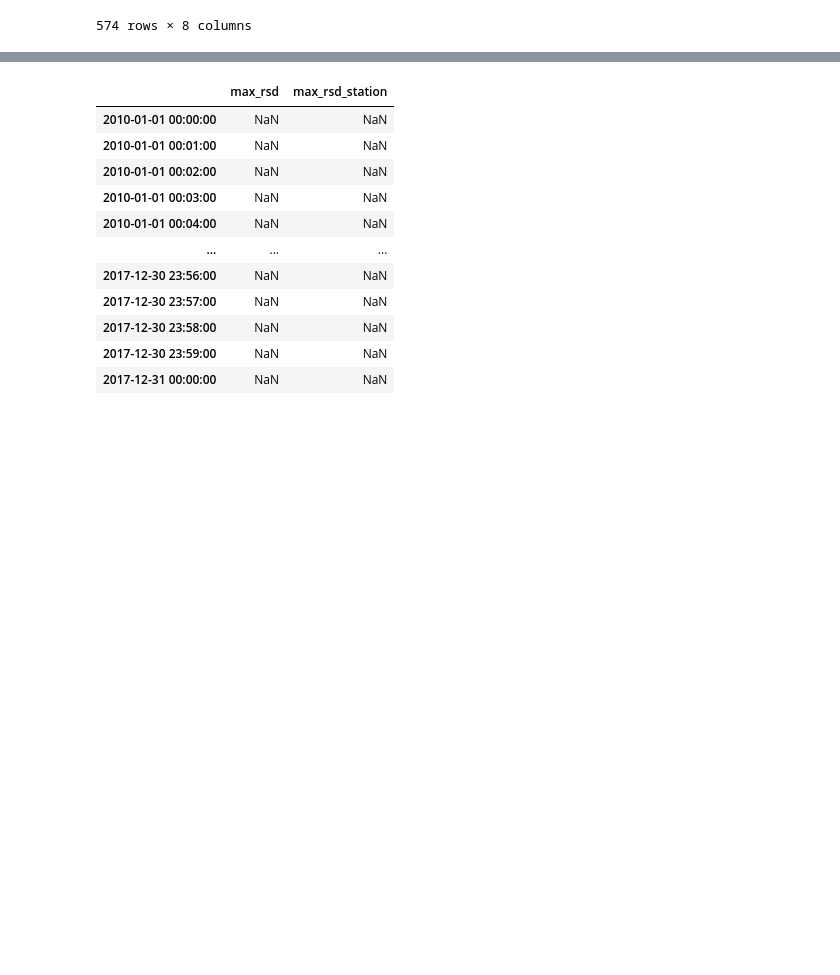
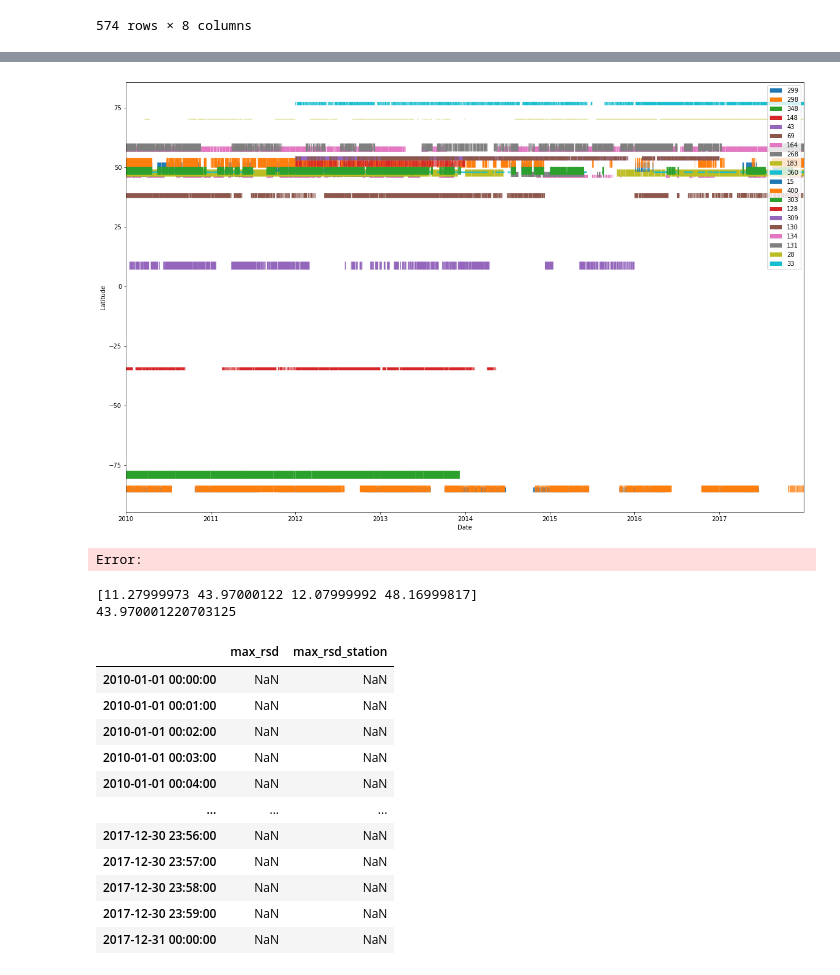
Before and after one commit to mikecoughlan/identifying_regions, a Jupyter notebook: choosng_regions.ipynb, the cells around one changed output, grey strips where cells are left out. Saved outputs shown, nothing was run; the diff lists cells and outputs as text; code cells hidden in the pictures; blank space fills up the shorter version.

```diff
--- a/choosng_regions.ipynb
+++ b/choosng_regions.ipynb
@@ -177,6 +178,21 @@ Date_UTC
+# %%
+# grid filling regions
+filler_region_numbers = [299, 298, 348, 148, 43, 69, 164, 268, 183, 360, 15, 400, 303, 128, 309, 130, 134, 131, 28, 33]
+plotting_grid_availibility(filler_region_numbers, grid_df, legend=True)
+# %% [output]
+[figure, added]
+Error:
 # %%
 with open('outputs/twins_era_stats_dict_radius_regions_min_2.pkl', 'rb') as f:
 		checking = pickle.load(f)
+# %%
+poly = regions[f'region_4']['shape'].convex_hull
+poly = gpd.GeoDataFrame(geometry=[poly])
+print(poly.total_bounds)
+print(poly.total_bounds[1])
+# %% [output]
+[11.27999973 43.97000122 12.07999992 48.16999817]
+43.970001220703125
 # %%
 checking['region_4']['max_rsd']
 # %% [output]
```
Also changed, not shown: parts of 7 cells of this notebook, 1 other file.
